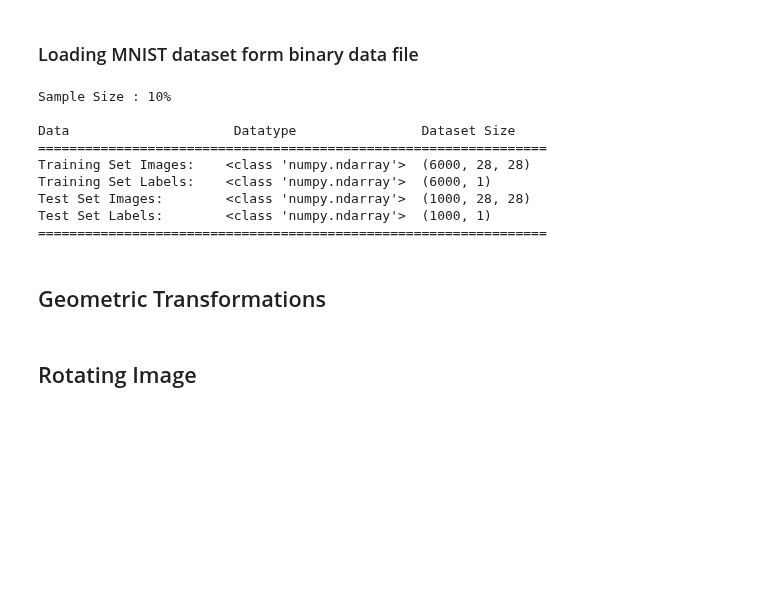
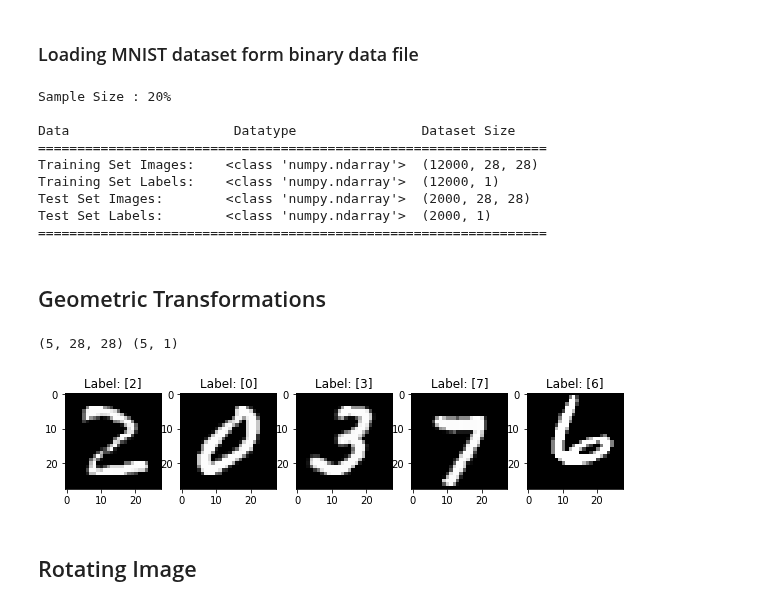
Before and after one commit to kattelsameer/HandWritten-Digit-Recognition-using-Deep-Learning, a Jupyter notebook: 10. Extended/Data Augmentation.ipynb, the cells around one changed output. Cells and saved outputs as stored; diff of their text form; code cells hidden in the pictures; blank space fills up the shorter version.

```diff
--- a/10. Extended/Data Augmentation.ipynb
+++ b/10. Extended/Data Augmentation.ipynb
@@ -20,7 +20,7 @@ from dataset import load_dataset, visualize_dataset, sample_dataset
 # %% [markdown]
 ### Loading MNIST dataset form binary data file
 # %%
-dataset_size_in_per = 10
+dataset_size_in_per = 20
 
 train_x_orig, train_y_orig, test_x_orig, test_y_orig = load_dataset(dataset = "mnist", size_in_per = dataset_size_in_per)
 
@@ -33,28 +33,31 @@ print("Test Set Images:\t" + str(type(test_x_orig))+"\t",str(test_x_orig.shape))
 print("Test Set Labels:\t" + str(type(test_y_orig))+"\t",str(test_y_orig.shape))
 print("=================================================================")
 # %% [output]
-Sample Size : 10%
+Sample Size : 20%
 
 Data                     Datatype                Dataset Size
 =================================================================
-Training Set Images:    <class 'numpy.ndarray'>  (6000, 28, 28)
-Training Set Labels:    <class 'numpy.ndarray'>  (6000, 1)
-Test Set Images:        <class 'numpy.ndarray'>  (1000, 28, 28)
-Test Set Labels:        <class 'numpy.ndarray'>  (1000, 1)
+Training Set Images:    <class 'numpy.ndarray'>  (12000, 28, 28)
+Training Set Labels:    <class 'numpy.ndarray'>  (12000, 1)
+Test Set Images:        <class 'numpy.ndarray'>  (2000, 28, 28)
+Test Set Labels:        <class 'numpy.ndarray'>  (2000, 1)
 =================================================================
 # %%
 visualize_dataset(train_x_orig, train_y_orig, dataset = "mnist", dataset_type = "training")
 # %% [markdown]
 ## Geometric Transformations
 # %%
-imgs = train_x_orig[55:60]
-lbls = train_y_orig[55:60]
+imgs = train_x_orig[65:70]
+lbls = train_y_orig[65:70]
 print(imgs.shape, lbls.shape)
 fig = plt.figure(figsize=(10, 3))
 axes= fig.subplots(1, imgs.shape[0])
 for i, img in enumerate(imgs):
     axes[i].imshow(img, cmap = "gray")
     axes[i].set_title("Label: %s"%lbls[i])
+# %% [output]
+(5, 28, 28) (5, 1)
+[figure, added]
 # %% [markdown]
 ## Rotating Image
 # %%
```
Also changed, not shown: parts of 11 cells of this notebook, 1 other file.
